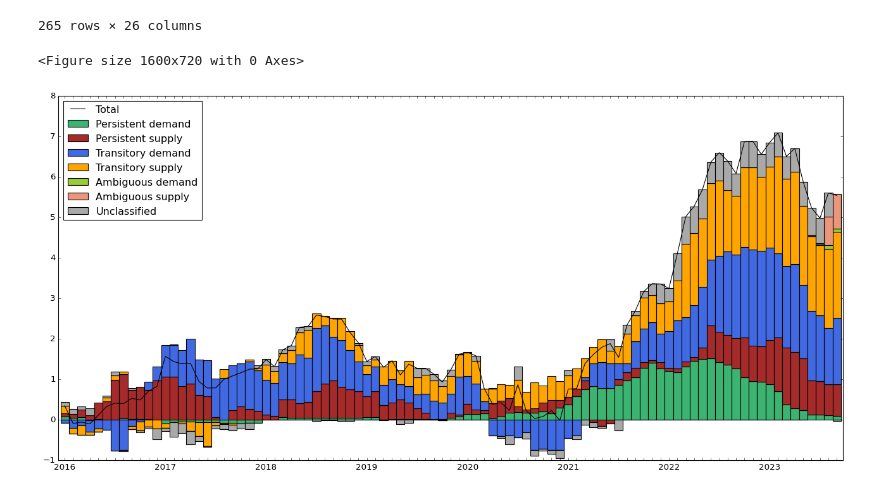
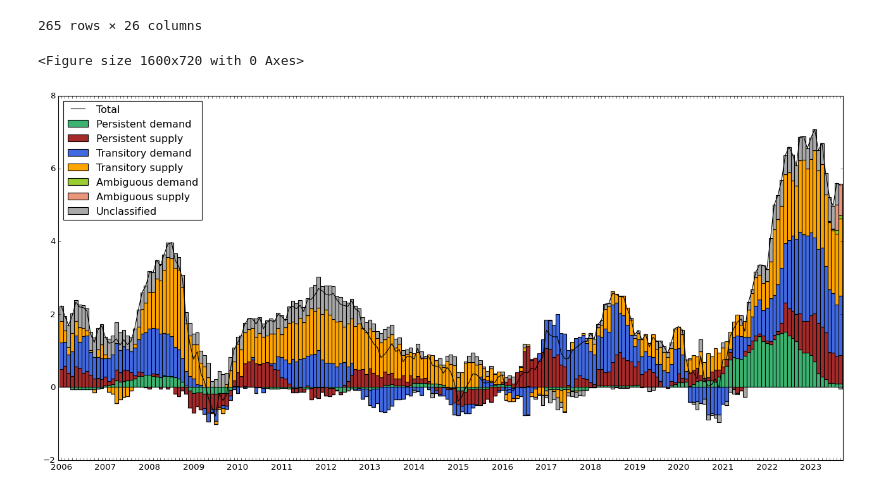
Before and after one commit to pierld/SVAR3A, a Jupyter notebook: main/Documentation.ipynb, the cells around one changed output. Drawn from its saved outputs; the diff is of its cells as text; code cells hidden in the pictures.

```diff
--- a/main/Documentation.ipynb
+++ b/main/Documentation.ipynb
@@ -506,7 +506,7 @@ cpi_meta.perso
 # %%
 cpi_meta.plot_stack_new(df=cpi_meta.perso,method="perso",unclassified=True,year=2015)
 # %%
-cpi_meta.plot_stack(df=cpi_meta.perso,method="perso",unclassified=True,year=2015)
+cpi_meta.plot_stack(df=cpi_meta.perso,method="perso",unclassified=True,year=2005)
 # %% [output]
 <Figure size 1600x720 with 0 Axes>
-[figure, old version]
+[figure, new version]
```
Also changed, not shown: 9 other files.
